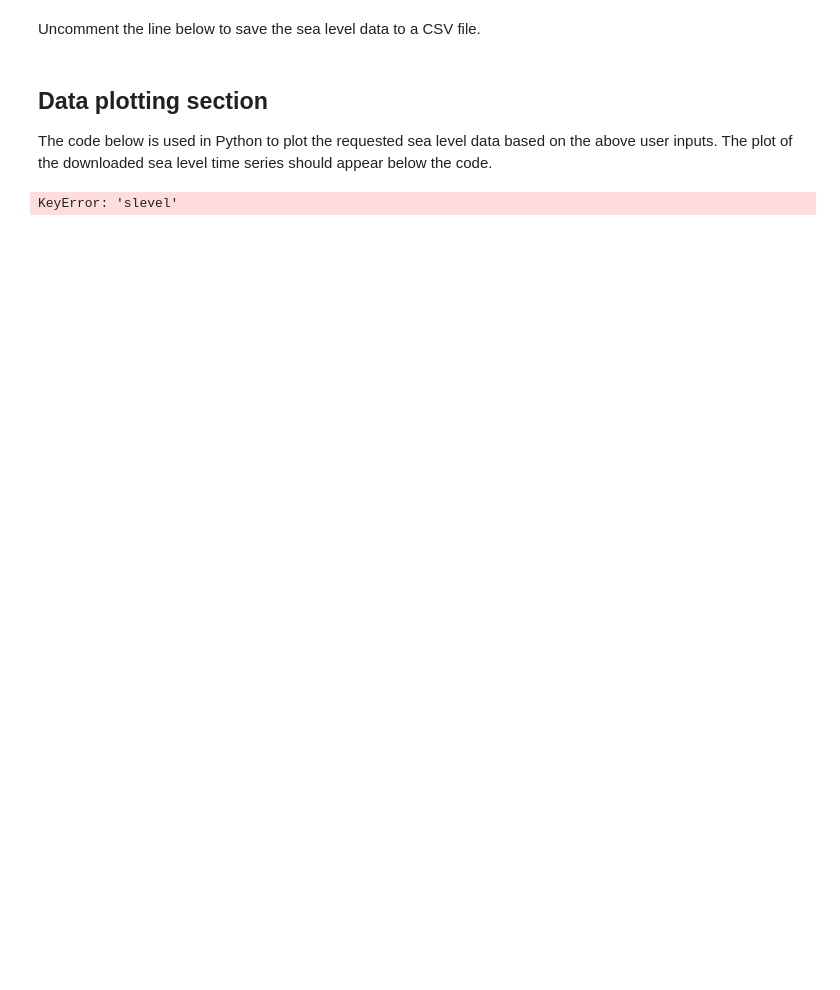
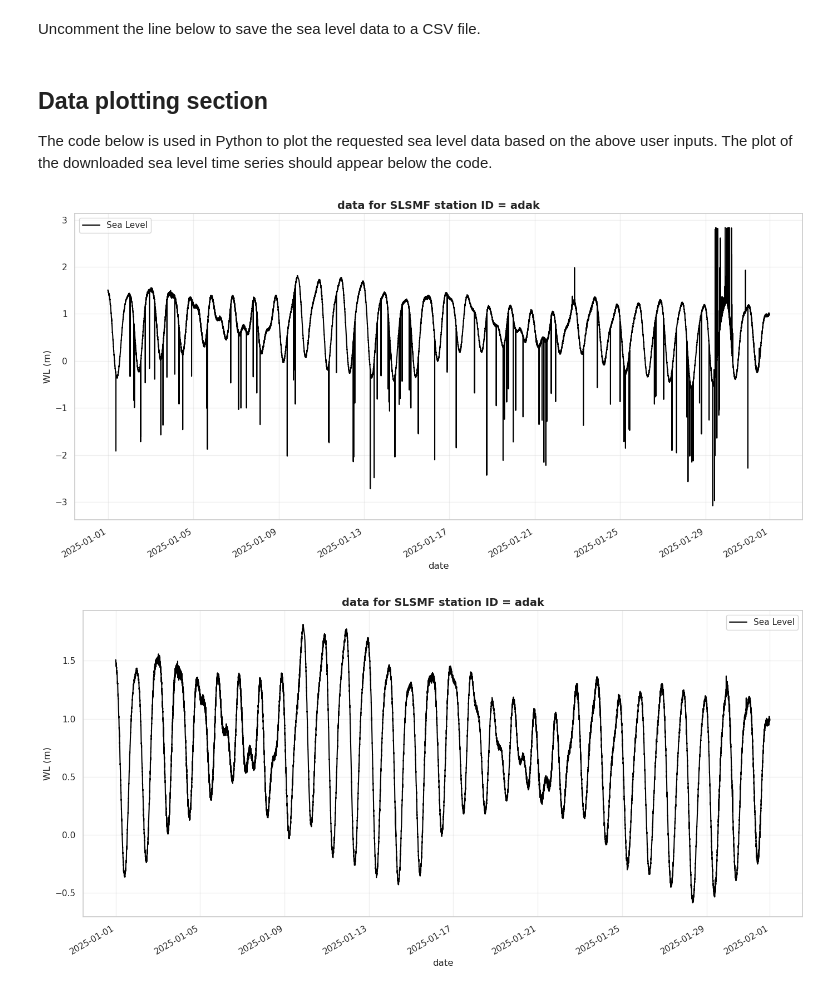
Before and after one commit to SLSMF/gloss_training_north_africa, a Jupyter notebook: SLSMF.ipynb, the cells around one changed output. Drawn from its saved outputs; the diff is of its cells as text; code cells hidden in the pictures; blank space fills up the shorter version.

Commit message:
SLSMF nice graph

```diff
--- a/SLSMF.ipynb
+++ b/SLSMF.ipynb
@@ -229,5 +213,5 @@ Downloading page 3 / 3 of the data requested in application/json format
 # %%
-S2 = fetch_research_data(
+sealevel_with_flags = fetch_research_data(
 filter_out_of_range = 'false',  # Set slevel to NA for records with out of range values
 filter_exceeded_neighbours = 'false',  # Set slevel to NA for records with exceeded neighbour values
 filter_spikes_via_median = 'false',  # Set slevel to NA for records with spikes via median values
@@ -276,12 +262,19 @@ def plot(S):
     plt.tight_layout()
     plt.show()
 # %%
-plot(S2)
-S2 = S2[S2.missing == 'F']
+plot(sealevel_with_flags)
+sealevel_qc = sealevel_with_flags[sealevel_with_flags.missing == 'F']
+sealevel_qc = sealevel_qc[sealevel_qc.out_of_range == 'F']
+sealevel_qc = sealevel_qc[sealevel_qc.exceeded_neighbours == 'F']
+sealevel_qc = sealevel_qc[sealevel_qc.spikes_via_median == 'F']
+sealevel_qc = sealevel_qc[sealevel_qc.flat_line == 'F']
+sealevel_qc = sealevel_qc[sealevel_qc.completeness == 'F']
+sealevel_qc = sealevel_qc[sealevel_qc.distinctness == 'F']
 
-plot(S2)
+plot(sealevel_qc)
 # %% [output]
-KeyError: 'slevel'
+[figure, added]
+[figure, added]
 # %%
 import pandas as pd
 import numpy as np
```
Also changed, not shown: parts of 5 cells of this notebook.
